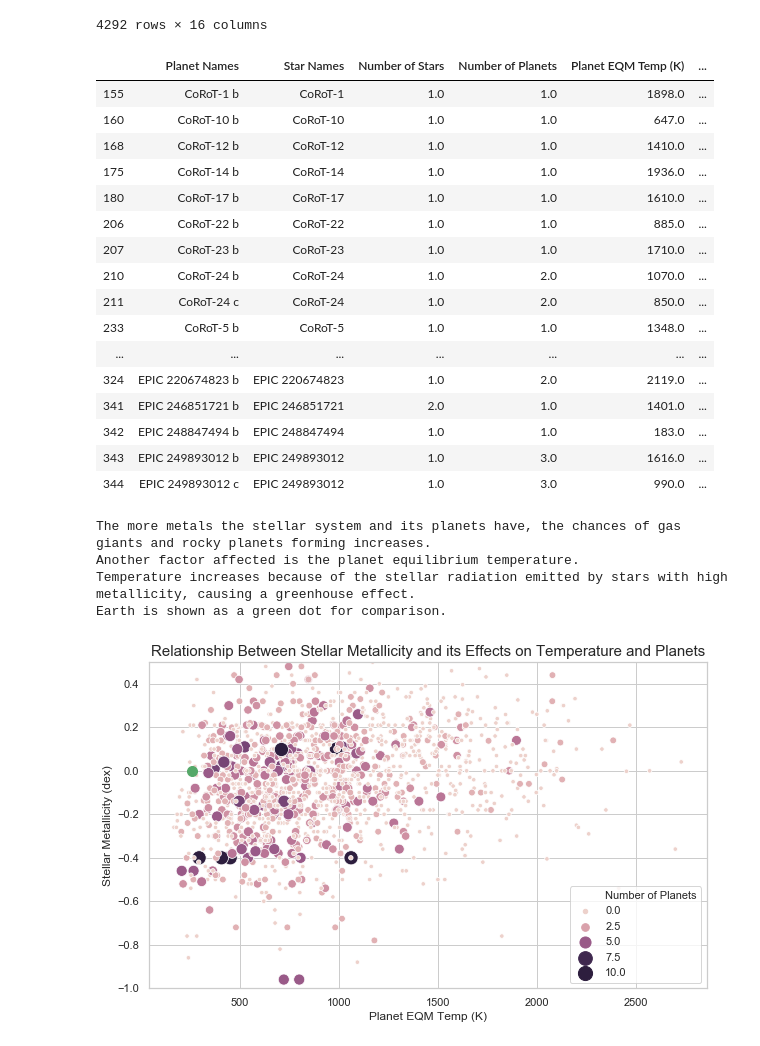
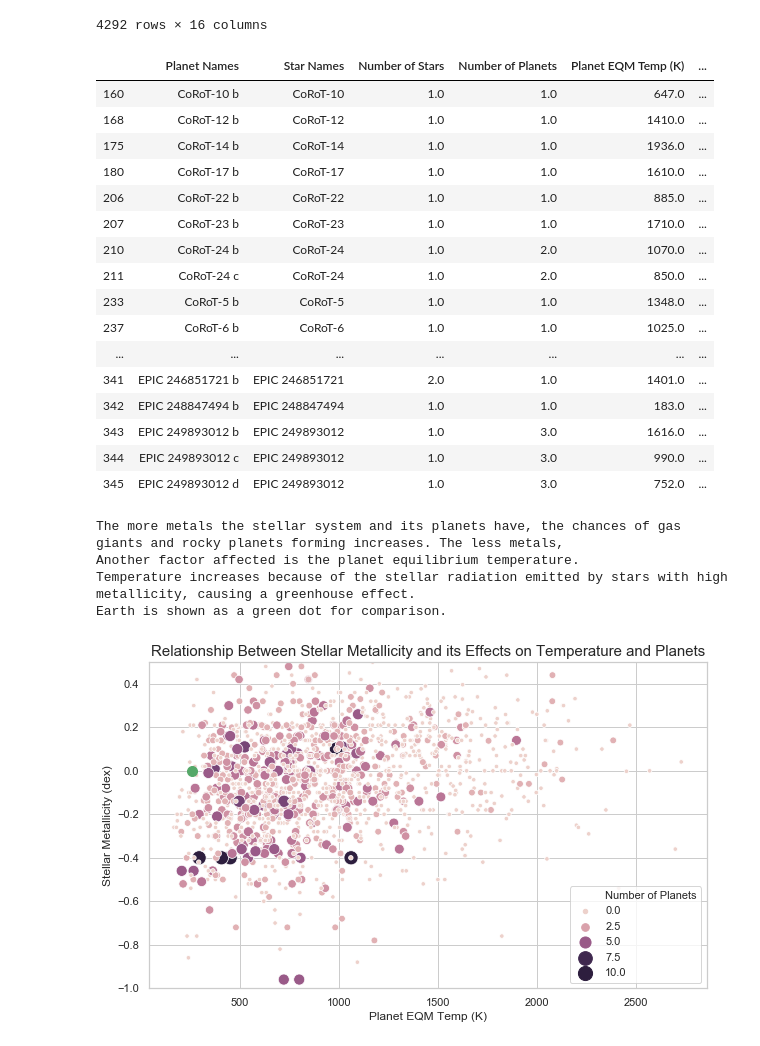
Before and after one commit to jonsb-coding/Stellar_Research, a Jupyter notebook: YMS/Goldilocks_Zone.ipynb, the cells around one changed output. Cells and saved outputs as stored; diff of their text form; code cells hidden in the pictures.

```diff
--- a/YMS/Goldilocks_Zone.ipynb
+++ b/YMS/Goldilocks_Zone.ipynb
@@ -90,7 +90,7 @@ rename_df
 df_data = {'Planet Names' : rename_df['Planet_Name'], 'Star Names' : rename_df['Star_Name'],
           'Number of Stars' : rename_df['Number_of_Stars'], 'Number of Planets' : rename_df['Number_of_Planets'],
            'Planet EQM Temp (K)':rename_df['Planet_Equilibrium_Temp (K)'],'System Distance (pc)':rename_df['System_Distance (pc)'],
-           'Planet Radius (R⊕)':rename_df['Planet_Radius']}
+           'Planet Radius (R⊕)':rename_df['Planet_Radius'], 'Planet Orbital Axis (AU)' : rename_df['Planet_Orbital_Semi_Major_Axis (au)'] }
 
 
 # Add Stellar Metallicity column from original file
@@ -100,17 +100,8 @@ df_data['Stellar Metallicity (dex)'] = original_df['st_met']
 goldilocks_df = pd.DataFrame(df_data)
 clean_goldilocks = goldilocks_df.dropna()
 clean_goldilocks.head(20)
-
-
-
-
-# The unit often used for metallicity is the dex, contraction of
-# "decimal exponent". By this formulation, stars with a higher metallicity
-# than the Sun have a positive logarithmic value, whereas those with a
-# lower metallicity than the Sun have a negative value.
 # %% [output]
 |  | Planet Names | Star Names | Number of Stars | Number of Planets | Planet EQM Temp (K) | ... |
-| 155 | CoRoT-1 b | CoRoT-1 | 1.0 | 1.0 | 1898.0 | ... |
 | 160 | CoRoT-10 b | CoRoT-10 | 1.0 | 1.0 | 647.0 | ... |
 | 168 | CoRoT-12 b | CoRoT-12 | 1.0 | 1.0 | 1410.0 | ... |
 | 175 | CoRoT-14 b | CoRoT-14 | 1.0 | 1.0 | 1936.0 | ... |
@@ -120,45 +111,47 @@ clean_goldilocks.head(20)
 | 210 | CoRoT-24 b | CoRoT-24 | 1.0 | 2.0 | 1070.0 | ... |
 | 211 | CoRoT-24 c | CoRoT-24 | 1.0 | 2.0 | 850.0 | ... |
 | 233 | CoRoT-5 b | CoRoT-5 | 1.0 | 1.0 | 1348.0 | ... |
+| 237 | CoRoT-6 b | CoRoT-6 | 1.0 | 1.0 | 1025.0 | ... |
 | ... | ... | ... | ... | ... | ... | ... |
-| 324 | EPIC 220674823 b | EPIC 220674823 | 1.0 | 2.0 | 2119.0 | ... |
 | 341 | EPIC 246851721 b | EPIC 246851721 | 2.0 | 1.0 | 1401.0 | ... |
 | 342 | EPIC 248847494 b | EPIC 248847494 | 1.0 | 1.0 | 183.0 | ... |
 | 343 | EPIC 249893012 b | EPIC 249893012 | 1.0 | 3.0 | 1616.0 | ... |
 | 344 | EPIC 249893012 c | EPIC 249893012 | 1.0 | 3.0 | 990.0 | ... |
+| 345 | EPIC 249893012 d | EPIC 249893012 | 1.0 | 3.0 | 752.0 | ... |
 # %%
 # Stellar Metallicity and Temperature effecting the number of planets
 
 # Creating scatterplot comparing Planet EQM and Stellar Metallicity plotting the number of planets.
 metallicity_and_temp = sns.scatterplot(x='Planet EQM Temp (K)', y='Stellar Metallicity (dex)', hue='Number of Planets',
                             data=clean_goldilocks, size='Number of Planets', sizes=(20,200))
 # Setting y axis limits
 metallicity_and_temp.set(ylim= (-1.0, 0.50))
 
 # Creating title and plotting Earth's values
 plt.title('Relationship Between Stellar Metallicity and its Effects on Temperature and Planets', fontsize=15)
 # plt.subplots_adjust(top=1.0)
 plt.plot(255.0, 0.00 , "go", markersize= 10)
 
 # Changing figure size
 fig = plt.gcf()
 fig.set_size_inches(10, 6)
+sns.set(style="whitegrid")
 
 # Analysis statements
-print('The more metals the stellar system and its planets have, the chances of gas giants and rocky planets forming increases.')
+print('The more metals the stellar system and its planets have, the chances of gas giants and rocky planets forming increases. The less metals, ')
 print('Another factor affected is the planet equilibrium temperature.')
 print('Temperature increases because of the stellar radiation emitted by stars with high metallicity, causing a greenhouse effect.')
 print('Earth is shown as a green dot for comparison.')
 
 #Works cited
 #https://arxiv.org/pdf/1610.05765.pdf
 
 
 plt.savefig("planets_and_metallicity")
 # %% [output]
-The more metals the stellar system and its planets have, the chances of gas giants and rocky planets forming increases.
+The more metals the stellar system and its planets have, the chances of gas giants and rocky planets forming increases. The less metals,
 Another factor affected is the planet equilibrium temperature.
 Temperature increases because of the stellar radiation emitted by stars with high metallicity, causing a greenhouse effect.
 Earth is shown as a green dot for comparison.
-[figure, old version]
+[figure, new version]
 # %%
```
Also changed, not shown: parts of 6 cells of this notebook, 5 other files.
